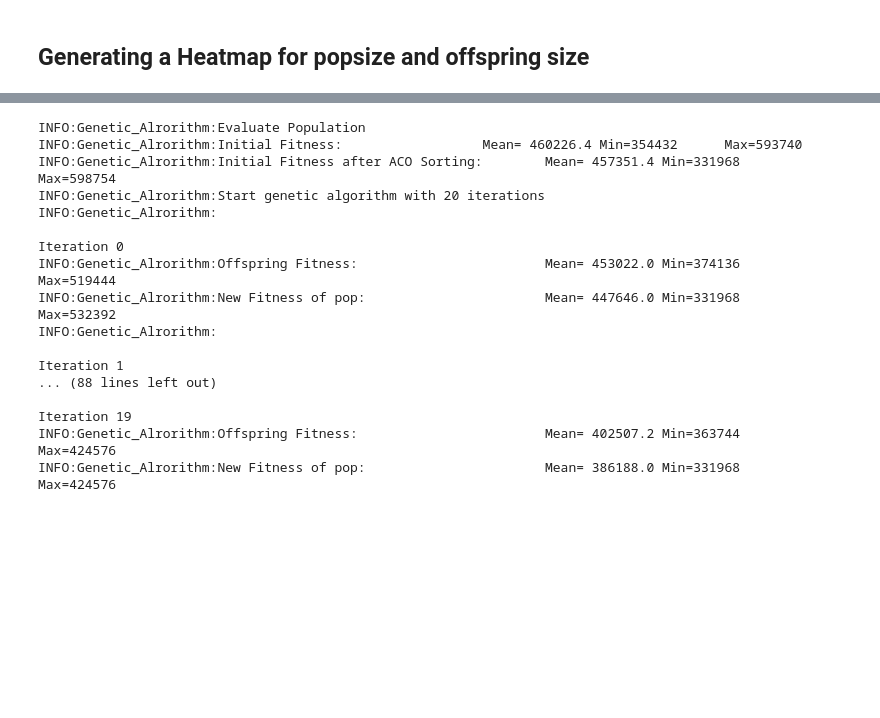
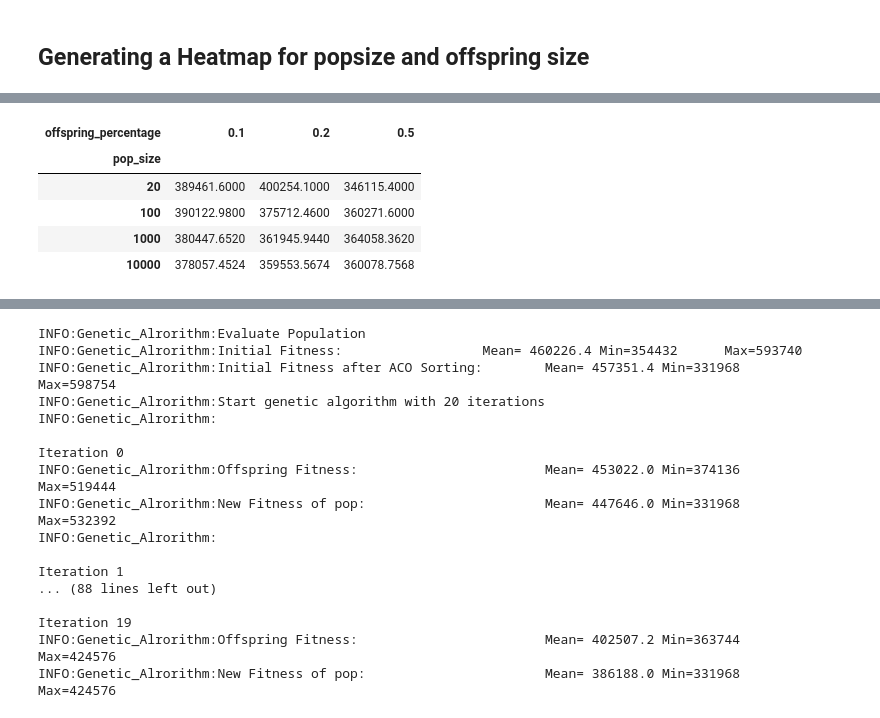
Before and after one commit to bereRadeck/nia_final_project, a Jupyter notebook: Experiments.ipynb, the cells around one changed output, grey strips where cells are left out. Drawn from its saved outputs; the diff is of its cells as text; code cells hidden in the pictures; blank space fills up the shorter version.

```diff
--- a/Experiments.ipynb
+++ b/Experiments.ipynb
@@ -121,0 +126,12 @@ for stat in ['min','max','mean']:
+# %%
+heat_df = pd.DataFrame.from_dict(results,orient='columns')
+heat_df['offspring_percentage'] = heat_df['offspring_size'] / heat_df['pop_size']
+min_pivot = heat_df.pivot('pop_size','offspring_percentage','mean')
+min_pivot
+# %% [output]
+| offspring_percentage | 0.1 | 0.2 | 0.5 |
+| pop_size |  |  |  |
+| 20 | 389461.6000 | 400254.1000 | 346115.4000 |
+| 100 | 390122.9800 | 375712.4600 | 360271.6000 |
+| 1000 | 380447.6520 | 361945.9440 | 364058.3620 |
+| 10000 | 378057.4524 | 359553.5674 | 360078.7568 |
```
Also changed, not shown: parts of 9 cells of this notebook, 3 other files.
